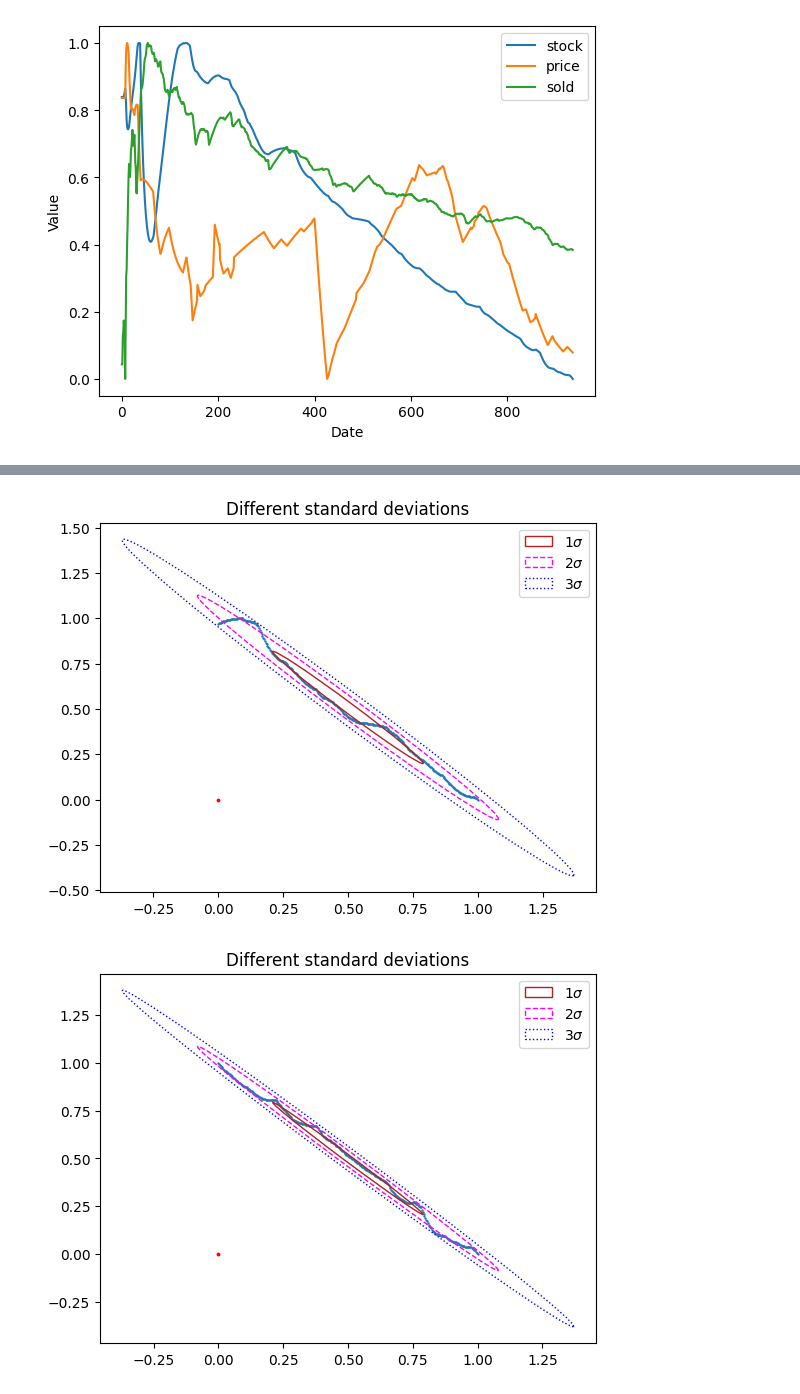
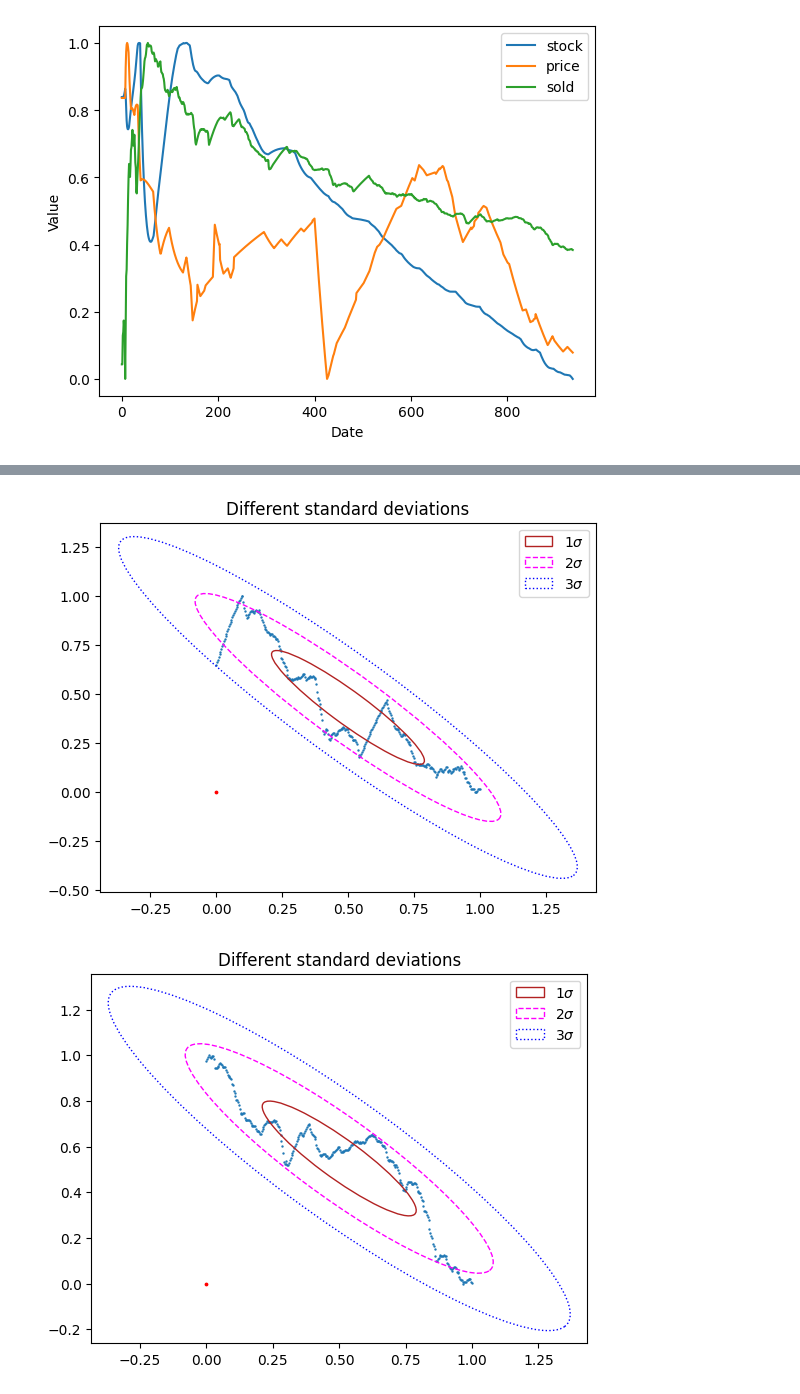
Before and after one commit to CepbluKot/info_processing_labs, a Jupyter notebook: lab1/main_lr1_automade_rlsm.ipynb, the cells around one changed output, grey strips where cells are left out. Saved outputs shown, nothing was run; the diff lists cells and outputs as text; code cells hidden in the pictures.

```diff
--- a/lab1/main_lr1_automade_rlsm.ipynb
+++ b/lab1/main_lr1_automade_rlsm.ipynb
@@ -197,6 +195,6 @@ plt.show()
 # %%
 x = df.index[int(1/3*len(df.index)):int(2/3*len(df.index))]
-y = res_stock_coefs_scaled[int(1/3*len(df.index)):int(2/3*len(df.index))]
+y = res_sold_coefs_scaled[int(1/3*len(df.index)):int(2/3*len(df.index))]
 
 x = np.interp(x, (x.min(), x.max()), (0, 1))
 y = np.interp(y, (y.min(), y.max()), (0, 1))
@@ -222,33 +220,33 @@ ax_nstd.set_title('Different standard deviations')
 ax_nstd.legend()
 plt.show()
 # %% [output]
-[figure, old version]
+[figure, new version]
 # %%
 x = df.index[int(2/3*len(df.index)):]
-y = res_stock_coefs_scaled[int(2/3*len(df.index)):]
+y = res_sold_coefs_scaled[int(2/3*len(df.index)):]
 
 x = np.interp(x, (x.min(), x.max()), (0, 1))
 y = np.interp(y, (y.min(), y.max()), (0, 1))
 
 
 mu = 0, 0
 fig, ax_nstd = plt.subplots()
 ax_nstd.scatter(x, y, s=0.5)
 
 
 
 
 confidence_ellipse(x, y, ax_nstd, n_std=1,
                    label=r'$1\sigma$', edgecolor='firebrick')
 confidence_ellipse(x, y, ax_nstd, n_std=2,
                    label=r'$2\sigma$', edgecolor='fuchsia', linestyle='--')
 confidence_ellipse(x, y, ax_nstd, n_std=3,
                    label=r'$3\sigma$', edgecolor='blue', linestyle=':')
 
 
 ax_nstd.scatter(mu[0], mu[1], c='red', s=3)
 ax_nstd.set_title('Different standard deviations')
 ax_nstd.legend()
 plt.show()
 # %% [output]
-[figure, old version]
+[figure, new version]
```
Also changed, not shown: parts of 4 cells of this notebook, 1 other file.
